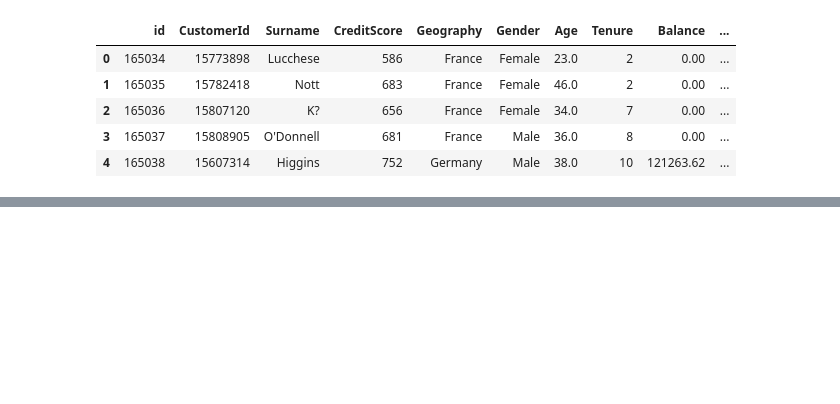
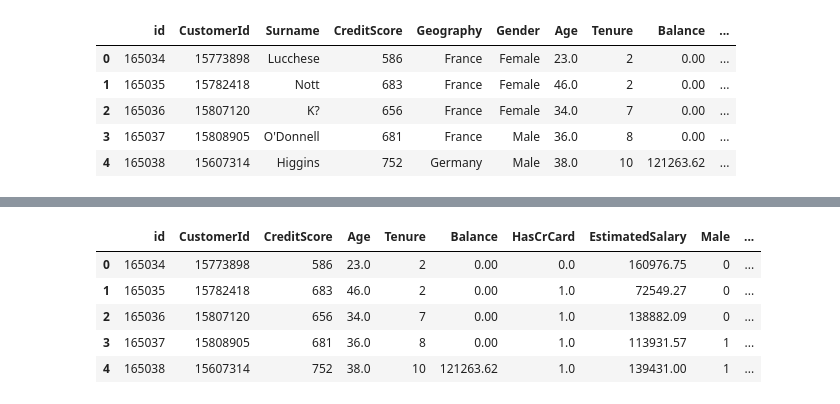
Before and after one commit to Sujall10/Bank-Churn, a Jupyter notebook: Untitled.ipynb, the cells around one changed output, grey strips where cells are left out. Saved outputs shown, nothing was run; the diff lists cells and outputs as text; code cells hidden in the pictures; blank space fills up the shorter version.

```diff
--- a/Untitled.ipynb
+++ b/Untitled.ipynb
@@ -210,0 +329,4 @@ test.head()
+# %%
+a = pd.get_dummies(test['NumOfProducts'],drop_first=True)
+test=pd.concat([test,a],axis=1)
+test.head()
@@ -210,0 +340,3 @@ test.head()
+# %%
+test.rename(columns={2:'2-Products',3:'3-Products',4:'4-Prducts'},inplace=True)
+test.head()
@@ -210,0 +350,4 @@ test.head()
+# %%
+a = pd.get_dummies(test['Geography'],drop_first=True)
+test=pd.concat([test,a],axis=1)
+test.head()
@@ -210,0 +362,7 @@ test.head()
+# %%
+test['2-Products'] = test['2-Products'].astype(int)
+test['3-Products'] = test['3-Products'].astype(int)
+test['4-Prducts'] = test['4-Prducts'].astype(int)
+test['Germany'] = test['Germany'].astype(int)
+test['Spain'] = test['Spain'].astype(int)
+test.head()
@@ -210,0 +377,14 @@ test.head()
+# %%
+test.drop('NumOfProducts',inplace=True,axis=1)
+test.drop('IsActiveMember',inplace=True,axis=1)
+test.drop('Surname',inplace=True,axis=1)
+test.drop('Gender',inplace=True,axis=1)
+test.drop('Geography',inplace=True,axis=1)
+test.head()
+# %% [output]
+|  | id | CustomerId | CreditScore | Age | Tenure | Balance | HasCrCard | EstimatedSalary | Male | ... |
+| 0 | 165034 | 15773898 | 586 | 23.0 | 2 | 0.00 | 0.0 | 160976.75 | 0 | ... |
+| 1 | 165035 | 15782418 | 683 | 46.0 | 2 | 0.00 | 1.0 | 72549.27 | 0 | ... |
+| 2 | 165036 | 15807120 | 656 | 34.0 | 7 | 0.00 | 1.0 | 138882.09 | 0 | ... |
+| 3 | 165037 | 15808905 | 681 | 36.0 | 8 | 0.00 | 1.0 | 113931.57 | 1 | ... |
+| 4 | 165038 | 15607314 | 752 | 38.0 | 10 | 121263.62 | 1.0 | 139431.00 | 1 | ... |
```
Also changed, not shown: parts of 30 cells of this notebook.
